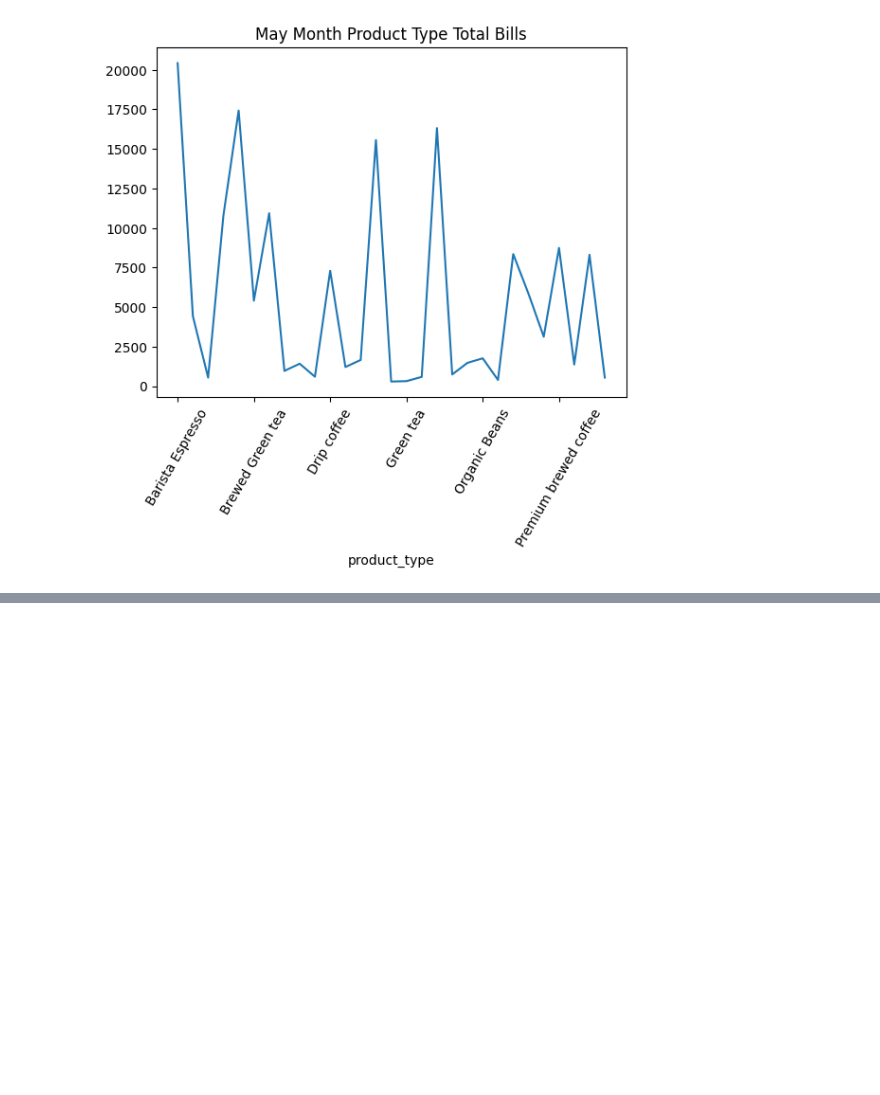
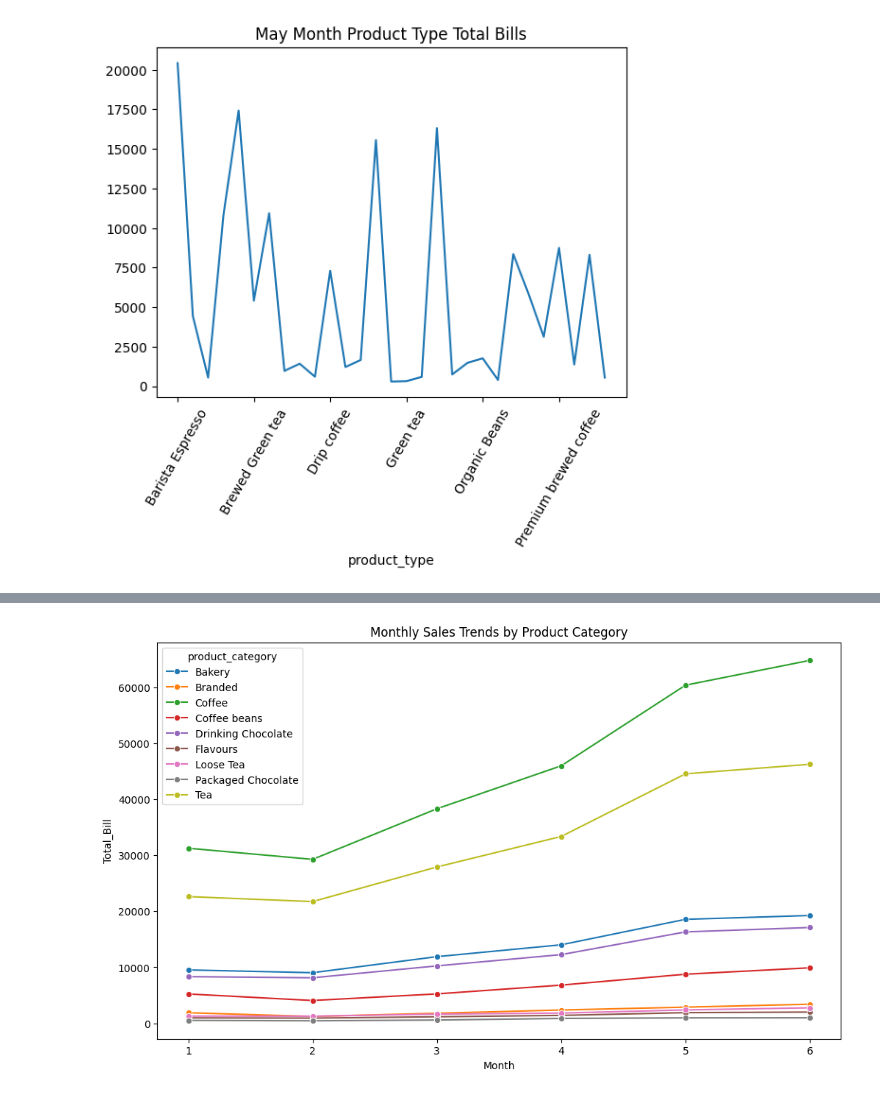
Before and after one commit to Rakesh73971/Coffee_Shop_Sales_Analysis, a Jupyter notebook: main.ipynb, the cells around one changed output, grey strips where cells are left out. Saved outputs shown, nothing was run; the diff lists cells and outputs as text; code cells hidden in the pictures; blank space fills up the shorter version.

```diff
--- a/main.ipynb
+++ b/main.ipynb
@@ -427,0 +474,3 @@ plt.show()
+# %%
+monthly_total = coffee.groupby(['Month','product_category'])['Total_Bill'].sum().reset_index()
+print(monthly_total)
@@ -427,0 +495,13 @@ plt.show()
+# %%
+plt.figure(figsize=(12,7))
+sns.lineplot(
+    data=monthly_total,
+    x='Month',
+    y='Total_Bill',
+    hue='product_category',
+    marker='o'
+)
+plt.title('Monthly Sales Trends by Product Category')
+plt.show()
+# %% [output]
+[figure, added]
```
Also changed, not shown: parts of 4 cells of this notebook.
